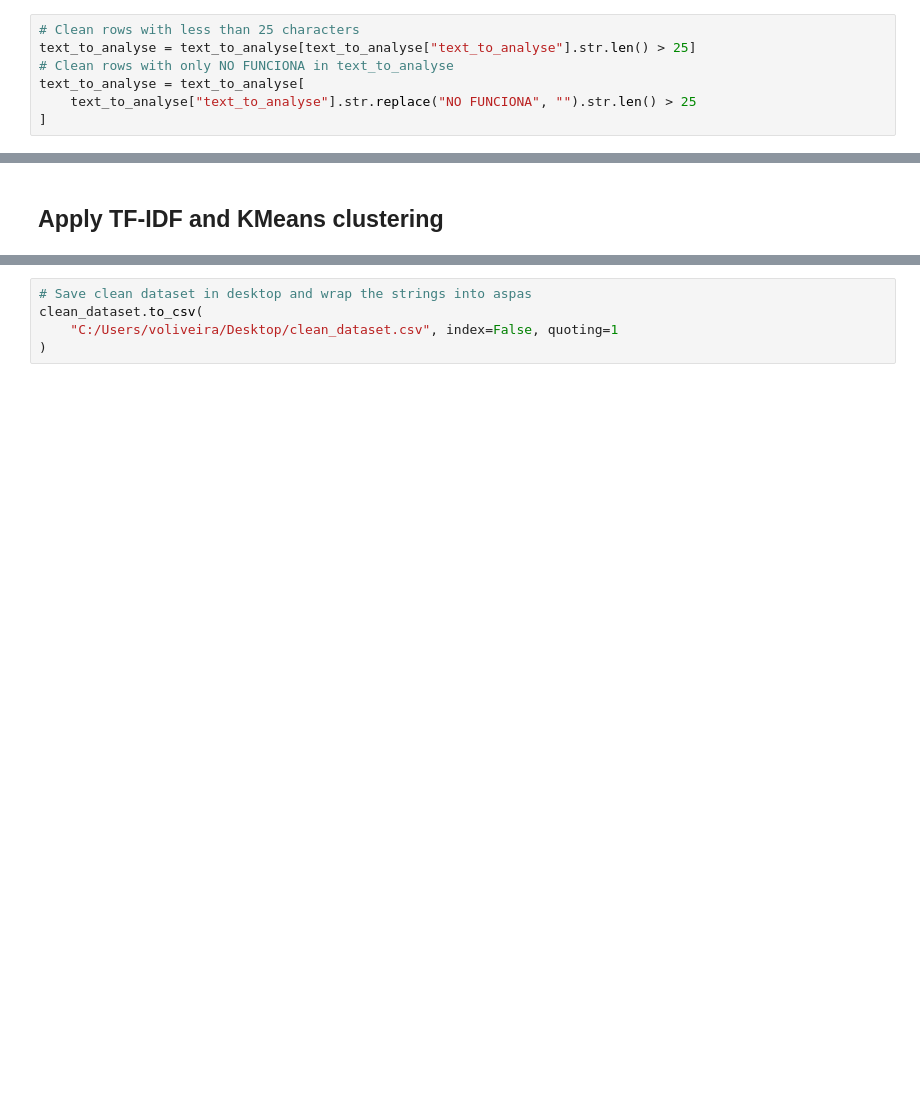
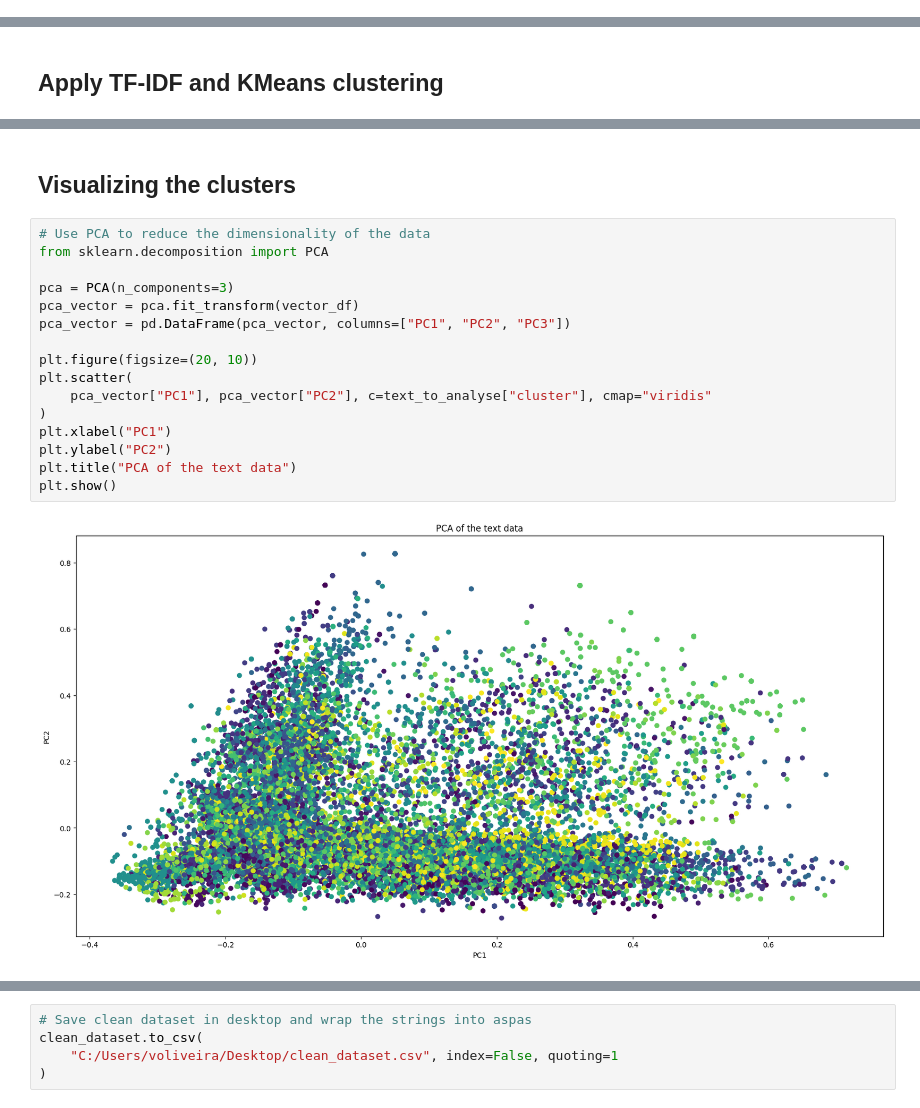
Before and after one commit to voliveira-airzonecontrol/myzone, a Jupyter notebook: EXPERIMENTS/MyZone-DefectClassification-TF-IDF.ipynb, the cells around one changed output, grey strips where cells are left out. Drawn from its saved outputs; the diff is of its cells as text; blank space fills up the shorter version.

```diff
--- a/EXPERIMENTS/MyZone-DefectClassification-TF-IDF.ipynb
+++ b/EXPERIMENTS/MyZone-DefectClassification-TF-IDF.ipynb
@@ -83,10 +79,3 @@ KeyError: 'desc_problema_translated'
-# %%
-# Clean rows with less than 25 characters
-text_to_analyse = text_to_analyse[text_to_analyse["text_to_analyse"].str.len() > 25]
-# Clean rows with only NO FUNCIONA in text_to_analyse
-text_to_analyse = text_to_analyse[
-    text_to_analyse["text_to_analyse"].str.replace("NO FUNCIONA", "").str.len() > 25
-]
 # %%
 text_to_analyse.head(10)
 # %% [output]
@@ -451,0 +320,20 @@ Name: problema_translated, Length: 138, dtype: object
+# %% [markdown]
+## Visualizing the clusters
+# %%
+# Use PCA to reduce the dimensionality of the data
+from sklearn.decomposition import PCA
+
+pca = PCA(n_components=3)
+pca_vector = pca.fit_transform(vector_df)
+pca_vector = pd.DataFrame(pca_vector, columns=["PC1", "PC2", "PC3"])
+
+plt.figure(figsize=(20, 10))
+plt.scatter(
+    pca_vector["PC1"], pca_vector["PC2"], c=text_to_analyse["cluster"], cmap="viridis"
+)
+plt.xlabel("PC1")
+plt.ylabel("PC2")
+plt.title("PCA of the text data")
+plt.show()
+# %% [output]
+[figure, added]
```
Also changed, not shown: parts of 34 cells of this notebook, 13 other files.
